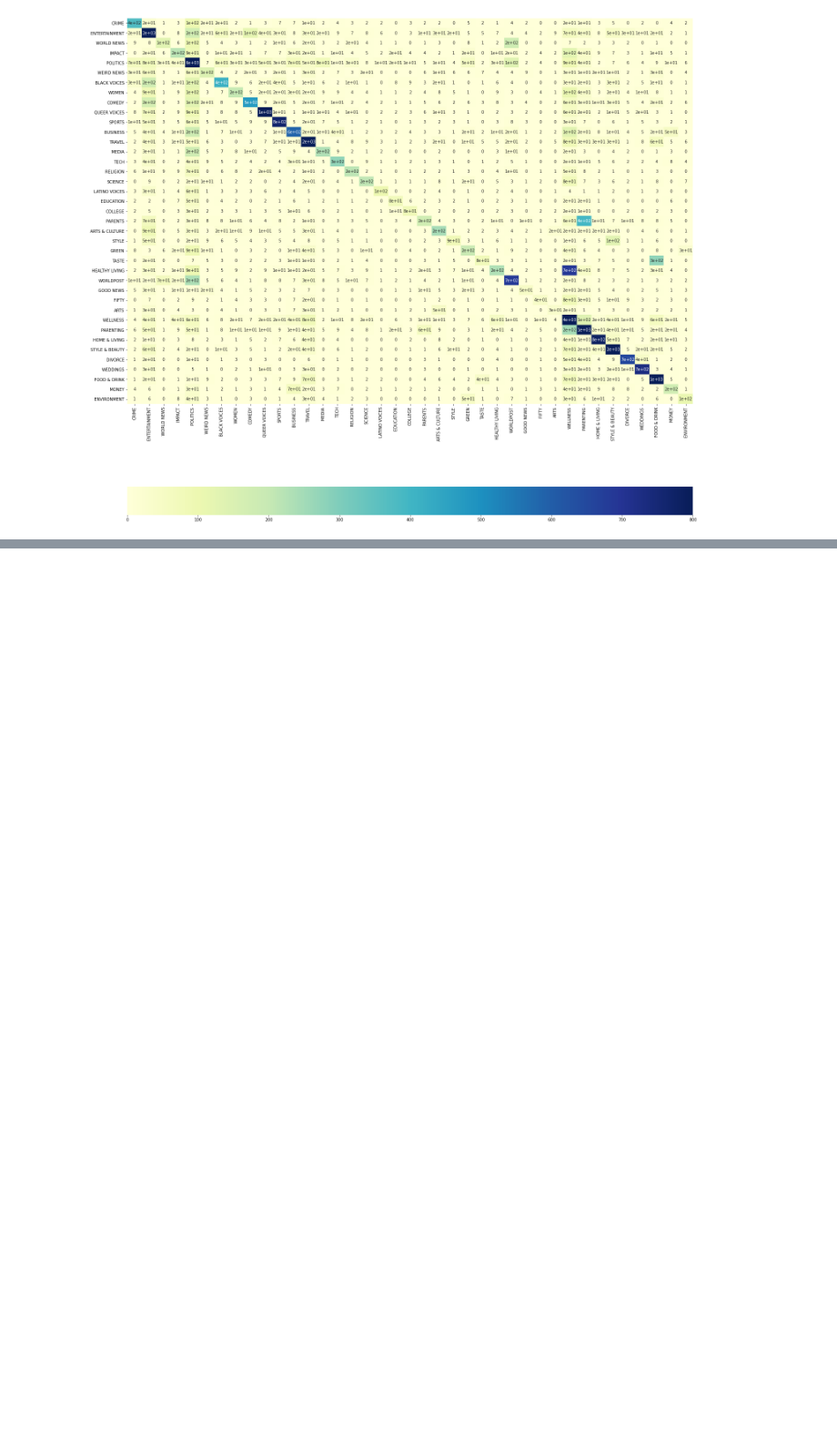
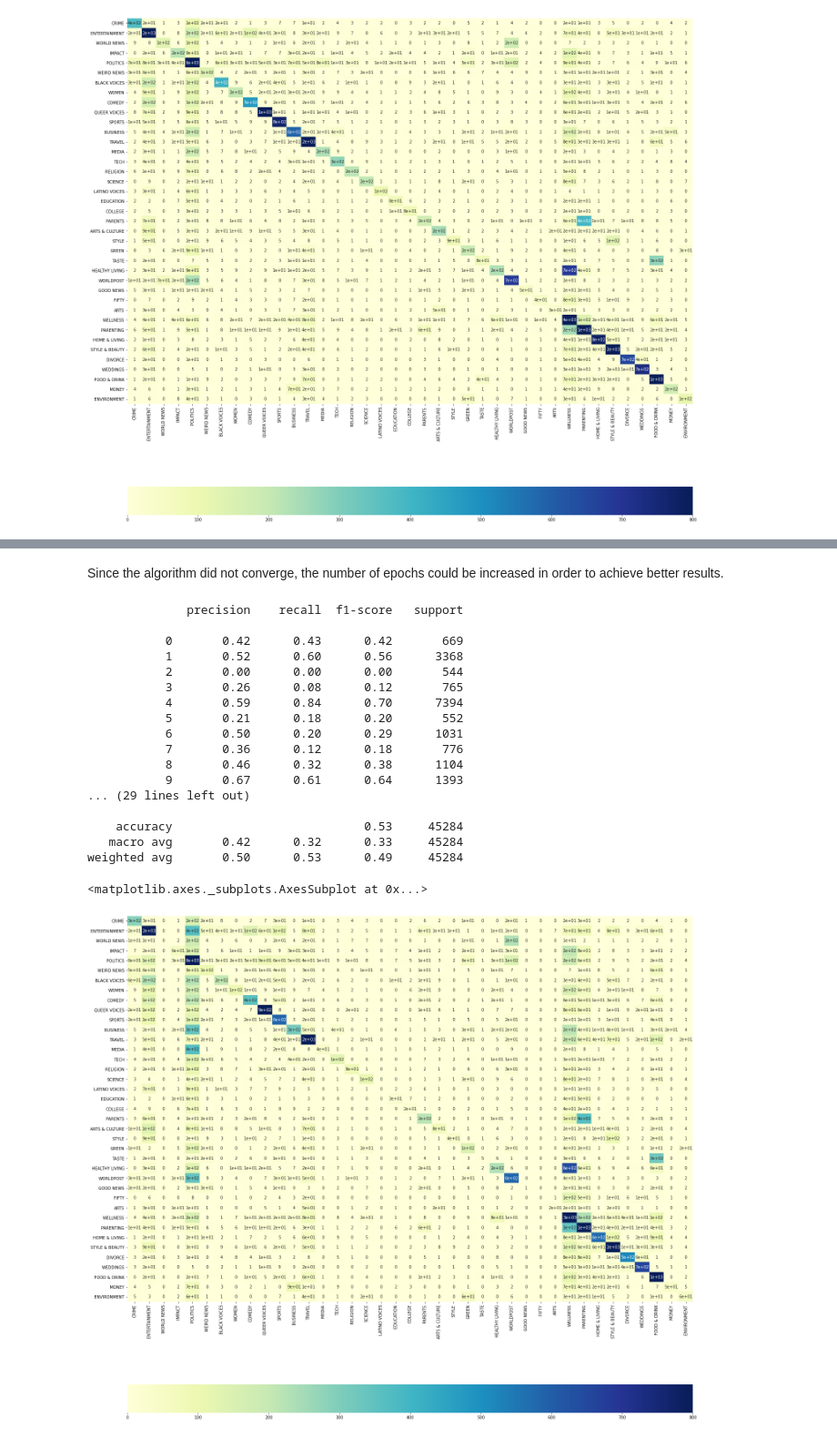
Before and after one commit to beatrizfagundes/news-category-kaggle, a Jupyter notebook: News_Category_classification.ipynb, the cells around one changed output, grey strips where cells are left out. Shown at 91% size. Saved outputs shown, nothing was run; the diff lists cells and outputs as text; code cells hidden in the pictures; blank space fills up the shorter version.

```diff
--- a/News_Category_classification.ipynb
+++ b/News_Category_classification.ipynb
@@ -917,0 +1039,33 @@ classify(LinearSVC(), X_train_all, X_test_all)
+# %% [markdown]
+Since the algorithm did not converge, the number of epochs could be increased in order to achieve better results.
+# %%
+# Use the model to predict the categories from the test data and evaluate the model
+
+predictions = model.predict_classes(X_test_tf)
+
+print(classification_report(y_test_tf, predictions))
+
+cm = confusion_matrix(y_test_tf, predictions)
+df_cm = pd.DataFrame(cm, index = categories_indexed, columns = categories_indexed)
+plt.figure(figsize=(25,25))
+sns.heatmap(df_cm, vmin=0, vmax=800, annot=True, cmap='YlGnBu', fmt='.1g', cbar_kws={"orientation": "horizontal"})
+# %% [output]
+              precision    recall  f1-score   support
+
+           0       0.42      0.43      0.42       669
+           1       0.52      0.60      0.56      3368
+           2       0.00      0.00      0.00       544
+           3       0.26      0.08      0.12       765
+           4       0.59      0.84      0.70      7394
+           5       0.21      0.18      0.20       552
+           6       0.50      0.20      0.29      1031
+           7       0.36      0.12      0.18       776
+           8       0.46      0.32      0.38      1104
+           9       0.67      0.61      0.64      1393
+... (29 lines left out)
+
+    accuracy                           0.53     45284
+   macro avg       0.42      0.32      0.33     45284
+weighted avg       0.50      0.53      0.49     45284
+<matplotlib.axes._subplots.AxesSubplot at 0x...>
+[figure, added]
```
Also changed, not shown: parts of 8 cells of this notebook.
